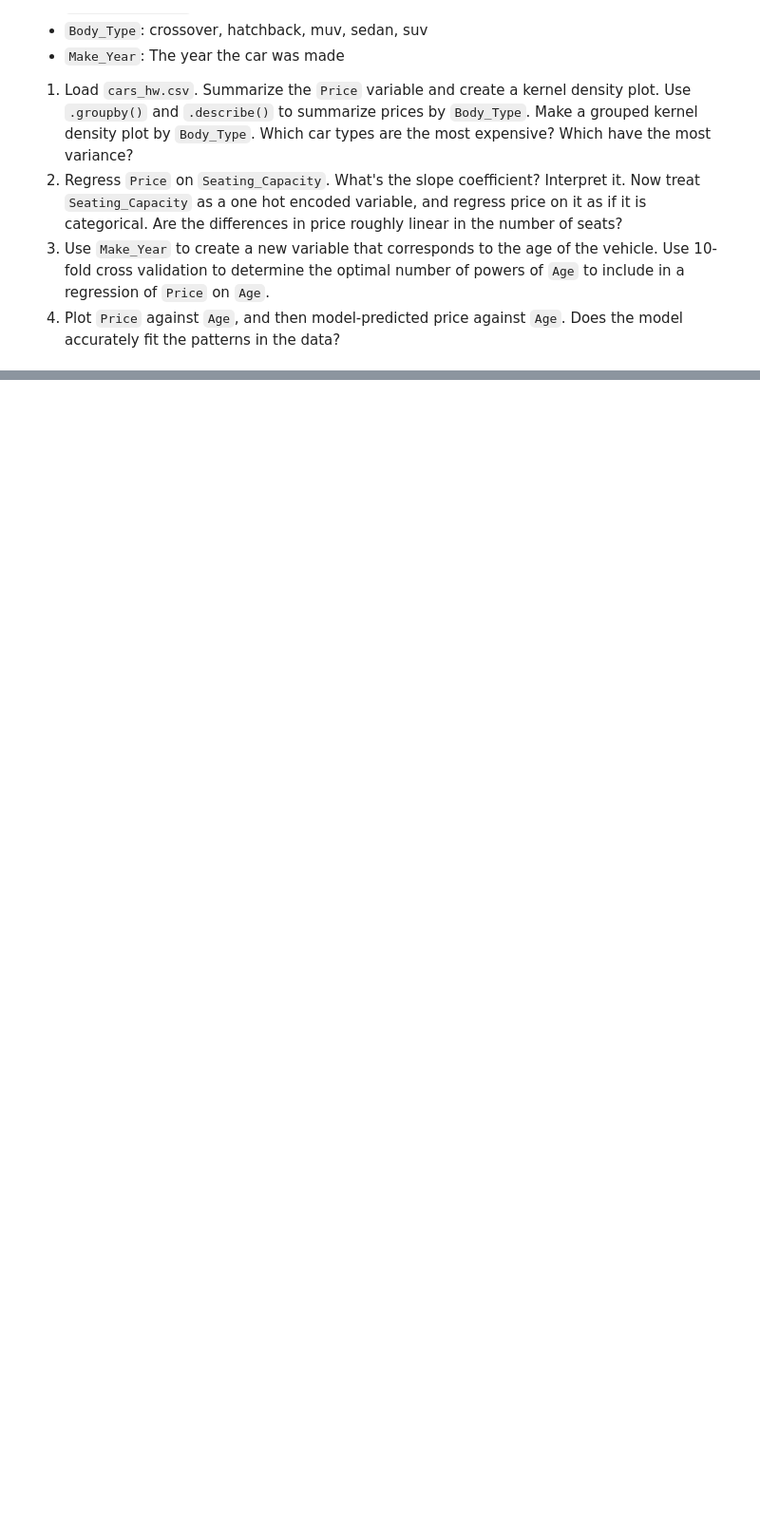
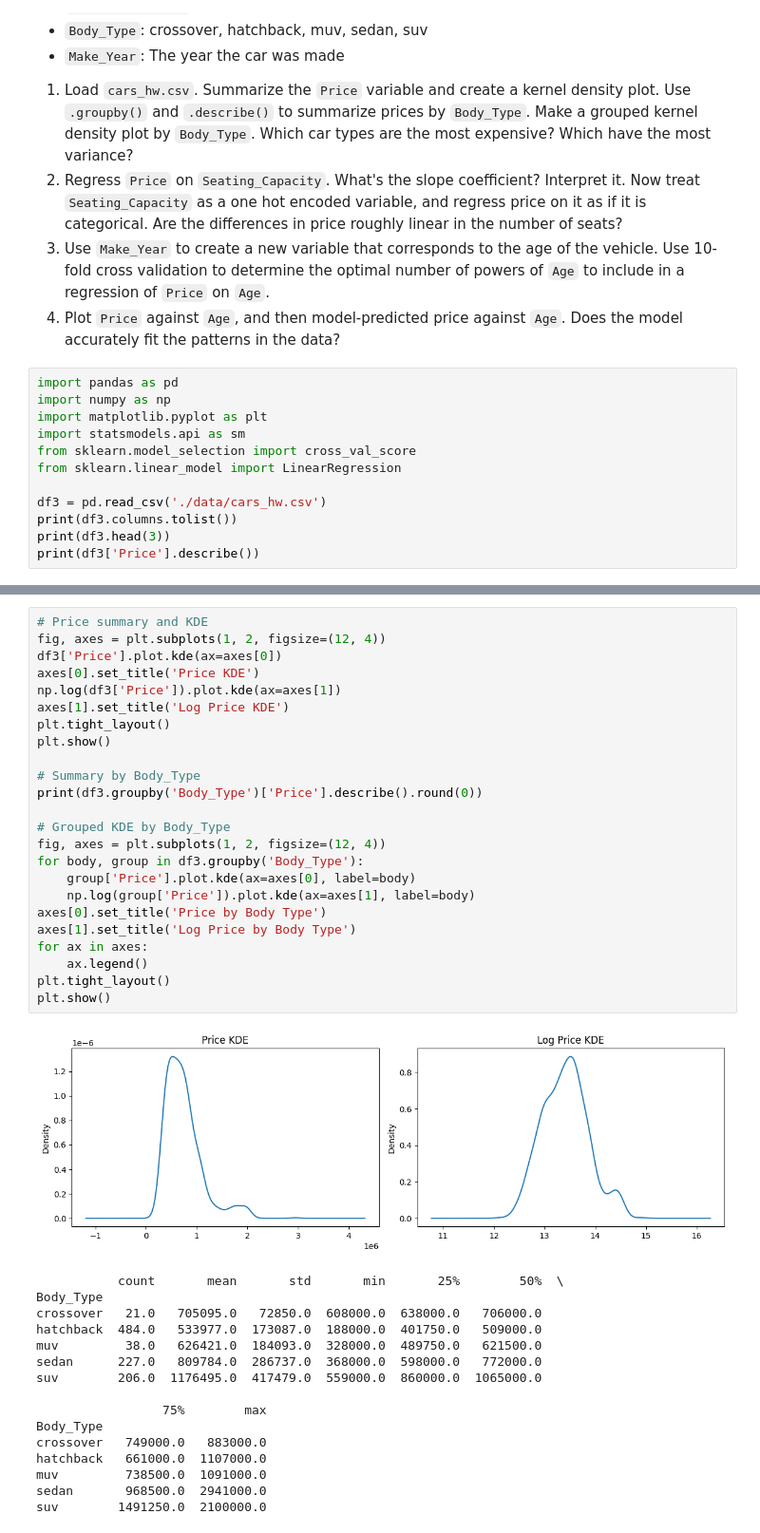
Before and after one commit to simonalam/undergrad_ml_assignments, a Jupyter notebook: 03_assignment_linear_models/03_assignment_linear_models.ipynb, the cells around one changed output, grey strips where cells are left out. Shown at 95% size. Drawn from its saved outputs; the diff is of its cells as text; blank space fills up the shorter version.

```diff
--- a/03_assignment_linear_models/03_assignment_linear_models.ipynb
+++ b/03_assignment_linear_models/03_assignment_linear_models.ipynb
@@ -56,3 +227,15 @@ download_data()
   2. Regress `Price` on `Seating_Capacity`. What's the slope coefficient? Interpret it. Now treat `Seating_Capacity` as a one hot encoded variable, and regress price on it as if it is categorical. Are the differences in price roughly linear in the number of seats?
   3. Use `Make_Year` to create a new variable that corresponds to the age of the vehicle. Use 10-fold cross validation to determine the optimal number of powers of `Age` to include in a regression of `Price` on `Age`.
   4. Plot `Price` against `Age`, and then model-predicted price against `Age`. Does the model accurately fit the patterns in the data?
+# %%
+import pandas as pd
+import numpy as np
+import matplotlib.pyplot as plt
+import statsmodels.api as sm
+from sklearn.model_selection import cross_val_score
+from sklearn.linear_model import LinearRegression
+
+df3 = pd.read_csv('./data/cars_hw.csv')
+print(df3.columns.tolist())
+print(df3.head(3))
+print(df3['Price'].describe())
@@ -58,0 +260,41 @@ download_data()
+# %%
+# Price summary and KDE
+fig, axes = plt.subplots(1, 2, figsize=(12, 4))
+df3['Price'].plot.kde(ax=axes[0])
+axes[0].set_title('Price KDE')
+np.log(df3['Price']).plot.kde(ax=axes[1])
+axes[1].set_title('Log Price KDE')
+plt.tight_layout()
+plt.show()
+
+# Summary by Body_Type
+print(df3.groupby('Body_Type')['Price'].describe().round(0))
+
+# Grouped KDE by Body_Type
+fig, axes = plt.subplots(1, 2, figsize=(12, 4))
+for body, group in df3.groupby('Body_Type'):
+    group['Price'].plot.kde(ax=axes[0], label=body)
+    np.log(group['Price']).plot.kde(ax=axes[1], label=body)
+axes[0].set_title('Price by Body Type')
+axes[1].set_title('Log Price by Body Type')
+for ax in axes:
+    ax.legend()
+plt.tight_layout()
+plt.show()
+# %% [output]
+[figure, added]
+           count       mean       std       min       25%        50%  \
+Body_Type
+crossover   21.0   705095.0   72850.0  608000.0  638000.0   706000.0
+hatchback  484.0   533977.0  173087.0  188000.0  401750.0   509000.0
+muv         38.0   626421.0  184093.0  328000.0  489750.0   621500.0
+sedan      227.0   809784.0  286737.0  368000.0  598000.0   772000.0
+suv        206.0  1176495.0  417479.0  559000.0  860000.0  1065000.0
+
+                 75%        max
+Body_Type
+crossover   749000.0   883000.0
+hatchback   661000.0  1107000.0
+muv         738500.0  1091000.0
+sedan       968500.0  2941000.0
+suv        1491250.0  2100000.0
```
Also changed, not shown: parts of 35 cells of this notebook.
